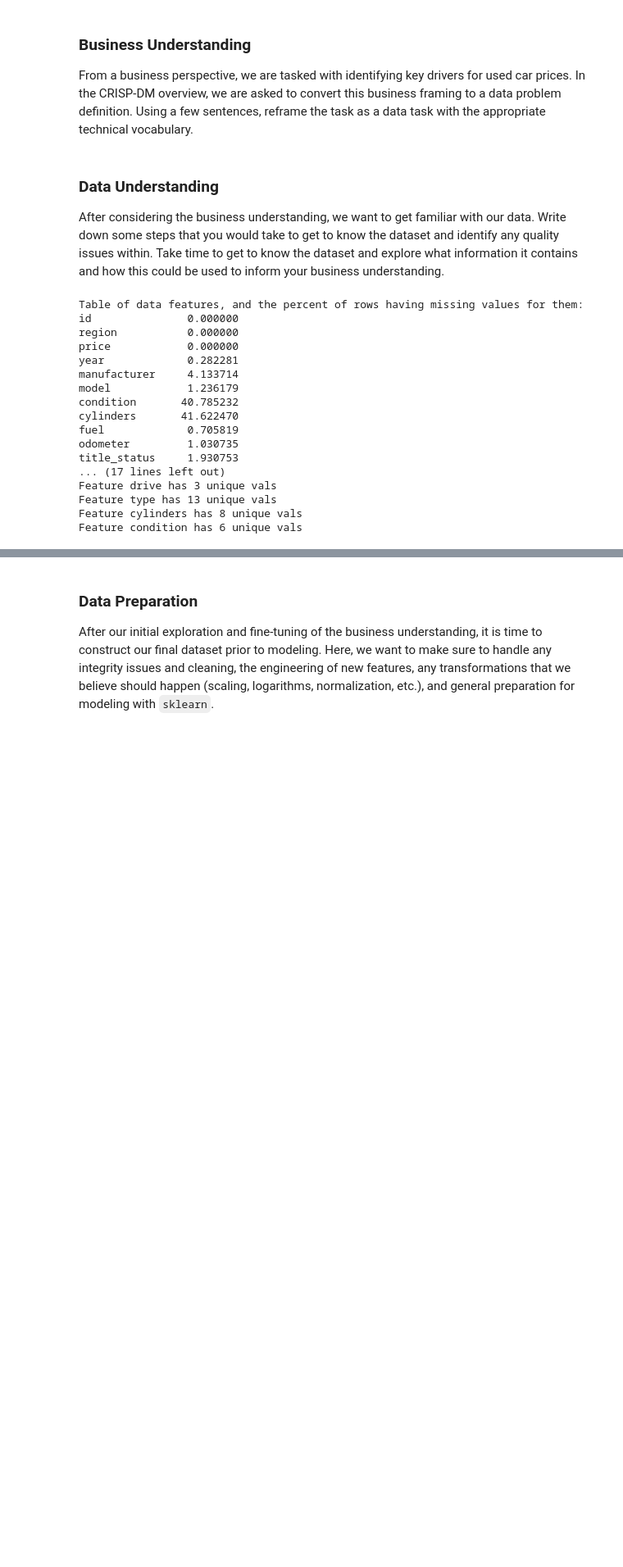
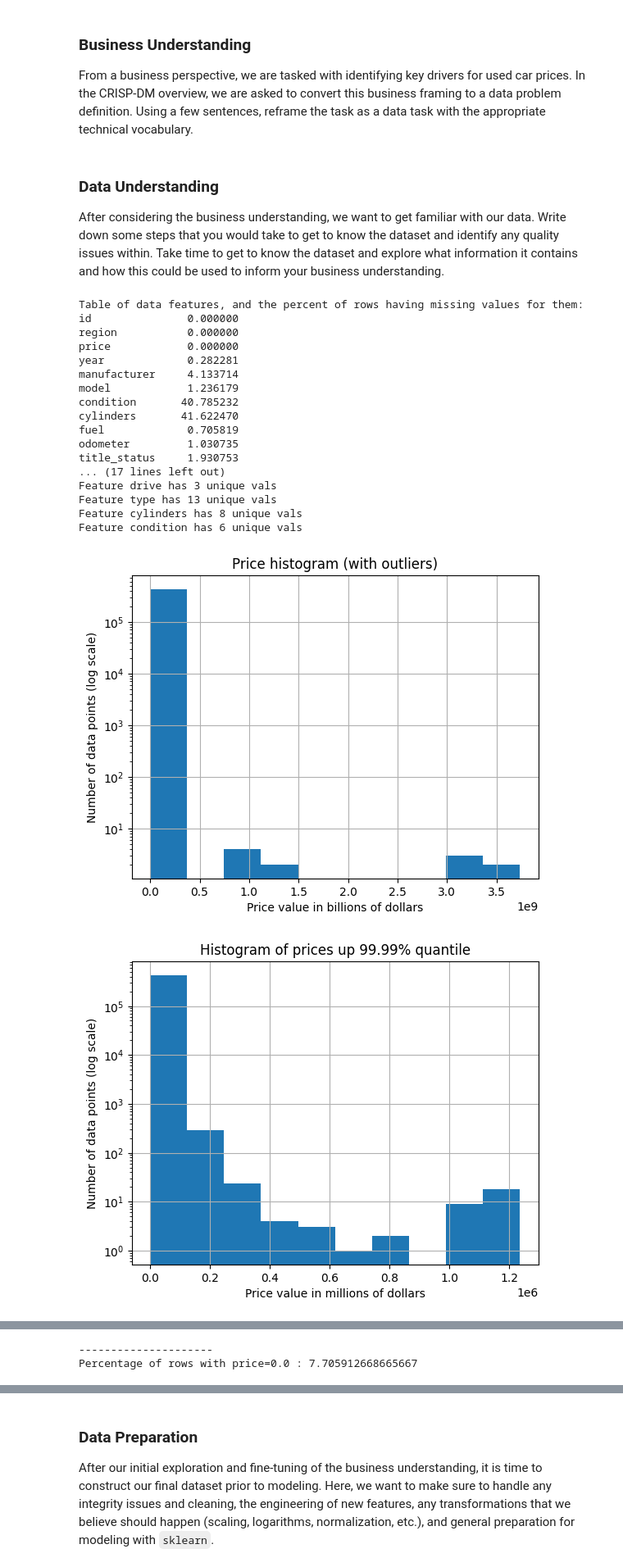
Before and after one commit to iatambe/PCMLAI-PracticalAssignment-II-Module11, a Jupyter notebook: prompt_II.ipynb, the cells around one changed output, grey strips where cells are left out. Shown at 82% size. Drawn from its saved outputs; the diff is of its cells as text; code cells hidden in the pictures; blank space fills up the shorter version.

```diff
--- a/prompt_II.ipynb
+++ b/prompt_II.ipynb
@@ -118,3 +130,67 @@ comment="""
 
 
 """
+# %%
+## Investigating the price column for cleaning
+
+import matplotlib.pyplot as plt
+
+price_series = df['price']
+
+# Let us look at a histogram of the 'price' column. We'll use a log scale on the y-column.
+graph = price_series.hist(log=True) # resulting range is $0 to $4B
+plt.title('Price histogram (with outliers)'); plt.xlabel('Price value in billions of dollars'); plt.ylabel('Number of data points (log scale)'); plt.show()
+graph.get_figure().savefig('plots/price_histogram_showing_large_outliers.png')
+comment="""
+ Based on the above, there seem to be a lot of data points with large outlying values in price.
+ These are likely due to unreliable or incorrect data. (For example, if we examine them, many of these price values look like '987654321' or '123456789'.)
+ To get rid of these outliers, we will first try restricting the price column to a certain quantile range.
+"""
+
+# Let us try a 99.99% quantile bound and see the resulting histogram.
+price_restricted = price_series[ price_series.between(0 , price_series.quantile(0.9999)) ].copy()
+plt.title('Histogram of prices up 99.99% quantile'); graph = price_restricted.hist(log=True) # resulting range is $0 to $1.3M
+plt.xlabel('Price value in millions of dollars'); plt.ylabel('Number of data points (log scale)'); plt.show()
+graph.get_figure().savefig('plots/price_histogram_99.99%quantile.png')
+comment="""
+
+ The resulting graph shows price frequency decreasing reasonably until about $900k.
+ Then there is a sudden gap, followed by an unexpected larger frequency of prices of $1M+.
+
+ Based on this gap, which is probably the start of the unreliable price data,
+ it seems to make sense to restrict to prices <= $900k.
+
+ So when we prepare the data, we will use $900k as the threshold for outliers.
+
+"""
+
+# Let us see a histogram of prices with outliers (using our $900k threshold) removed.
+price_restricted = price_series[ price_series.between(0 , 900e3) ].copy()
+plt.title('Price histogram with outliers removed'); graph = price_restricted.hist(log=True) # resulting range is $0 to $800k
+plt.xlabel('Price value in dollars'); plt.ylabel('Number of data points (log scale)'); plt.show()
+graph.get_figure().savefig('plots/price_histogram_outliers_removed.png')
+comment="""
+
+ With outliers removed, the price distribution (in log scale) shows a more reasonable decay.
+
+ Note: since the distribution is right-skewed, we plan to log-scale the price before fitting our regression model.
+
+"""
+
+
+
+
+## Next, it seems the price column has many zero values.
+# These are likely due to missing data, so we will drop rows with zero listed price.
+# (Note: if we fill in these values with a learned model's prediction, using these for further training would basically be like the model feeding itself its own answers.)
+# Let us check the percentage of rows having zero listed price.
+print('---------------------')
+print(f'Percentage of rows with price=0.0 : {100. * len(df[df['price']==0.0]) / len(df)}')
+comment="""
+Output:
+Percentage of rows with price=0.0 : 7.7
+"""
+# We will remove these rows with missing (actually zero) price.
+# %% [output]
+[figure, added]
+[figure, added]
@@ -121 +198,3 @@ comment="""
+---------------------
+Percentage of rows with price=0.0 : 7.705912668665667
 # %%
```
Also changed, not shown: parts of 15 cells of this notebook.
